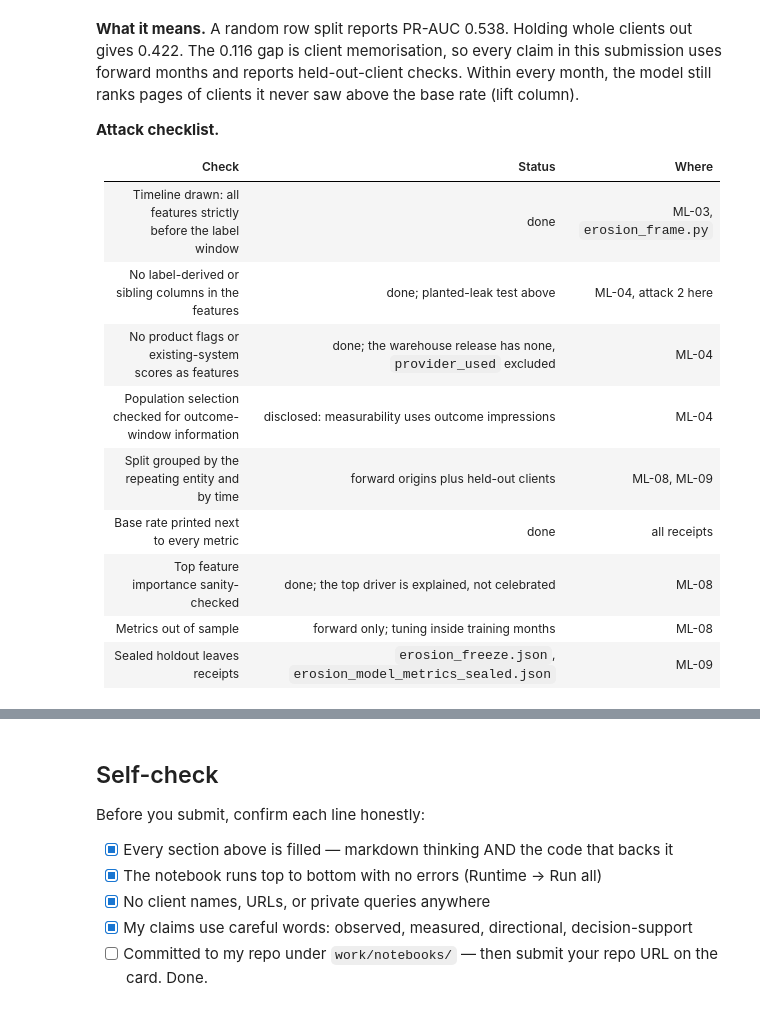
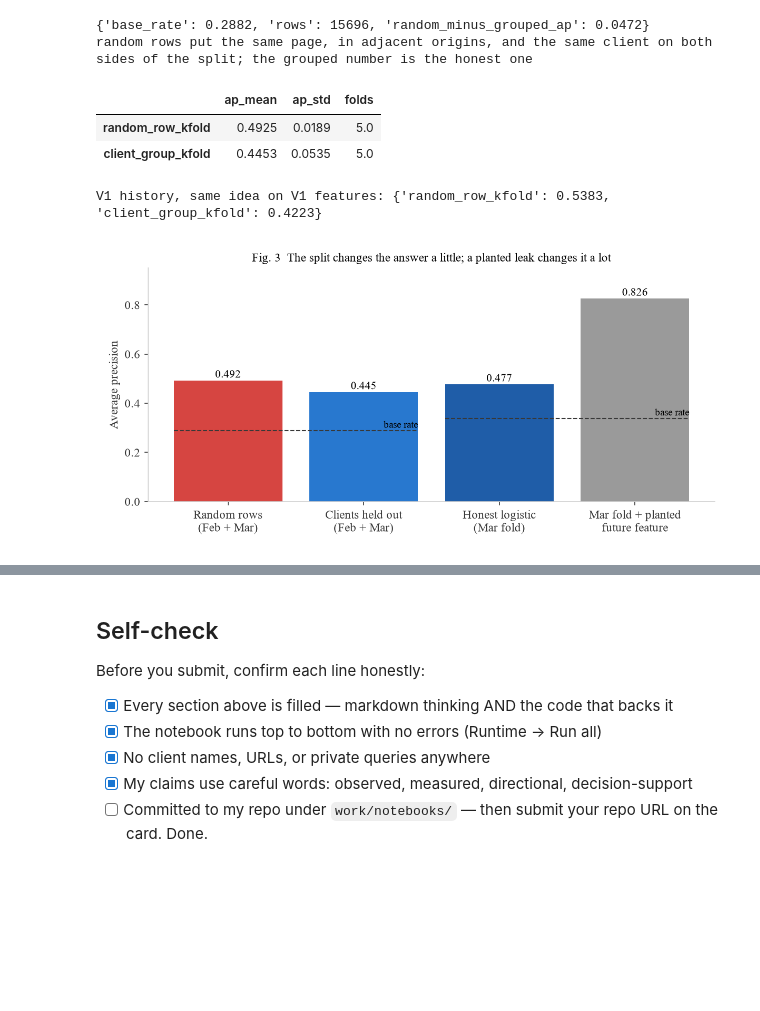
Before and after one commit to Tessa-Saumu/FlyRank-ML-Internship, a Jupyter notebook: work/notebooks/w03_feature_leakage_check.ipynb, the cells around one changed output, grey strips where cells are left out. Cells and saved outputs as stored; diff of their text form; code cells hidden in the pictures; blank space fills up the shorter version.

```diff
--- a/work/notebooks/w03_feature_leakage_check.ipynb
+++ b/work/notebooks/w03_feature_leakage_check.ipynb
@@ -15,7 +15,7 @@ attacks that changed the study.
 # %%
-# Setup: works locally and in Colab. Installs only missing packages and never prints a token.
+# Setup: works locally and in Colab. Reads committed receipts; the warehouse is touched only by the opt-in rerun.
 import importlib.util, json, os, sys
-if any(importlib.util.find_spec(p) is None for p in ["duckdb", "huggingface_hub", "sklearn", "scipy", "matplotlib"]):
+if any(importlib.util.find_spec(p) is None for p in ["duckdb", "sklearn", "scipy", "matplotlib"]):
     get_ipython().run_line_magic("pip", "install -q duckdb huggingface_hub pandas scikit-learn scipy matplotlib")
 here = os.path.abspath(os.getcwd())
 ROOT = next((p for p in [here, os.path.dirname(here), os.path.dirname(os.path.dirname(here))]
@@ -29,8 +29,32 @@ import numpy as np, pandas as pd
 import warnings; warnings.filterwarnings("ignore")
 from IPython.display import Image, display, Markdown
 import wh
-DATA = wh.data_available(try_download=True)   # needs HF_TOKEN as an env var or Colab secret
-print("pinned warehouse snapshot available:", DATA, "| revision", wh.REV[:8])
+RERUN_PIPELINE = False   # opt-in: True recomputes from the pinned snapshot (needs HF_TOKEN). V2 steps then run in a scratch copy, never in the repo.
+DATA = wh.data_available(try_download=RERUN_PIPELINE)
+print("pinned warehouse snapshot available:", DATA, "| revision", wh.REV[:8], "| RERUN_PIPELINE =", RERUN_PIPELINE)
 receipt = lambda name: json.load(open(os.path.join(OUT, name)))
 pd.set_option("display.width", 170); pd.set_option("display.max_columns", 30)
+
+# V2 receipts (aggregates only) and the helpers every notebook shares.
+v2 = lambda n: receipt(f"v2_{n}.json")
+BASE = ["rule_position_slipping", "mean_reversion_ctr_excess", "client_shock", "persistence_prev_ratio"]
+BASE_LABEL = {"rule_position_slipping": "editor's rule", "mean_reversion_ctr_excess": "CTR above peers",
+              "client_shock": "client shock", "persistence_prev_ratio": "persistence"}
+def v2_months():
+    """(month, role, evaluation block) for the four evaluated months. The logistic champion is in every block."""
+    vf, cf, ts = v2("validation_folds"), v2("confirmation_apr"), v2("test")
+    return [("2026-02", "validation", vf["folds"]["validation_1"]), ("2026-03", "validation", vf["folds"]["validation_2"]),
+            ("2026-04", "confirmation", cf["evaluation"]), ("2026-05", "test", ts["evaluation"])]
+def champ(ev):
+    return ev["models"].get("LOGISTIC") or ev["models"]["SELECTED:LOGISTIC"]
+def fold_table():
+    """One row per evaluated month: the champion against the four frozen baselines, same rows, same metric."""
+    rows = []
+    for m, role, ev in v2_months():
+        lg, best = champ(ev), ev["best_baseline_by_ap"]
+        rows.append({"month": m, "role": role, "base rate": ev["base_rate"], "rule P@50": ev["models"][BASE[0]]["p@50"],
+                     "best baseline (by AP)": BASE_LABEL[best], "best baseline AP": ev["models"][best]["ap"],
+                     "V2 AP": lg["ap"], "V2 AP 95% CI": lg["ap_ci"], "V2 P@50": lg["p@50"], "V2 P@50 95% CI": lg["p@50_ci"],
+                     "P@50, unmeasurable = miss": lg["p@50_unmeasurable_as_miss"]})
+    return pd.DataFrame(rows)
 # %% [output]
@@ -168,18 +221,15 @@ display(pd.DataFrame(lk["unseen_client_within_origin"]).T.assign(lift=lambda d:
-# %% [markdown]
-**What it means.** A random row split reports PR-AUC 0.538. Holding whole clients out gives 0.422. The 0.116 gap is
-client memorisation, so every claim in this submission uses forward months and reports held-out-client checks. Within
-every month, the model still ranks pages of clients it never saw above the base rate (lift column).
-
-**Attack checklist.**
-
-| Check | Status | Where |
-|---|---|---|
-| Timeline drawn: all features strictly before the label window | done | ML-03, `erosion_frame.py` |
-| No label-derived or sibling columns in the features | done; planted-leak test above | ML-04, attack 2 here |
-| No product flags or existing-system scores as features | done; the warehouse release has none, `provider_used` excluded | ML-04 |
-| Population selection checked for outcome-window information | disclosed: measurability uses outcome impressions | ML-04 |
-| Split grouped by the repeating entity and by time | forward origins plus held-out clients | ML-08, ML-09 |
-| Base rate printed next to every metric | done | all receipts |
-| Top feature importance sanity-checked | done; the top driver is explained, not celebrated | ML-08 |
-| Metrics out of sample | forward only; tuning inside training months | ML-08 |
-| Sealed holdout leaves receipts | `erosion_freeze.json`, `erosion_model_metrics_sealed.json` | ML-09 |
+# %%
+rv = v2("leakage_checks")["random_vs_client_grouped_feb_mar"]
+print({k: rv[k] for k in ["base_rate", "rows", "random_minus_grouped_ap"]}); print(rv["reading"])
+display(pd.DataFrame({k: rv[k] for k in ["random_row_kfold", "client_group_kfold"]}).T)
+v1 = receipt("erosion_leakage_checks.json")
+print("V1 history, same idea on V1 features:", {k: v1[k]["ap_mean"] for k in ["random_row_kfold", "client_group_kfold"]})
+display(Image(os.path.join(FIG, "fig3_validation_checks.png")))
+# %% [output]
+{'base_rate': 0.2882, 'rows': 15696, 'random_minus_grouped_ap': 0.0472}
+random rows put the same page, in adjacent origins, and the same client on both sides of the split; the grouped number is the honest one
+|  | ap_mean | ap_std | folds |
+| random_row_kfold | 0.4925 | 0.0189 | 5.0 |
+| client_group_kfold | 0.4453 | 0.0535 | 5.0 |
+V1 history, same idea on V1 features: {'random_row_kfold': 0.5383, 'client_group_kfold': 0.4223}
+[figure, added]
```
Also changed, not shown: parts of 17 cells of this notebook, 25 other files.
